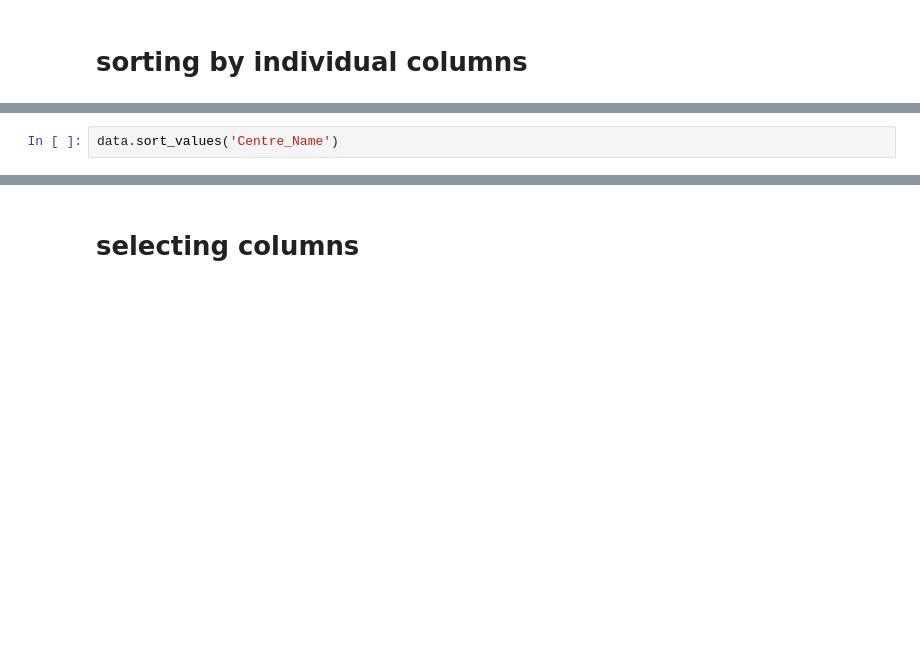
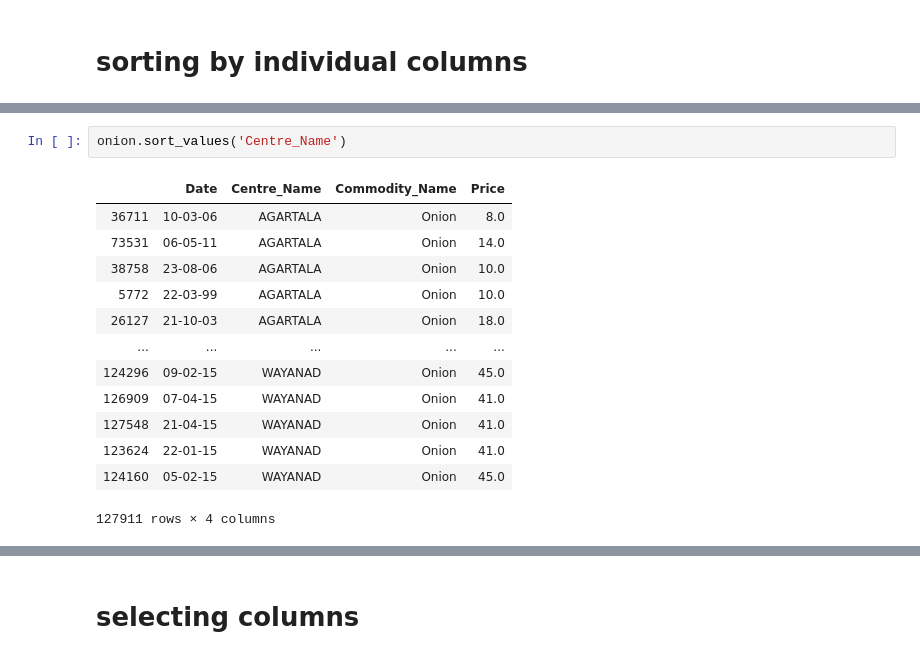
Before and after one commit to enuguru/DataScienceLevelOne, a Jupyter notebook: pydslevelone/data_inspection/onion_prices_data_inspection.ipynb, the cells around one changed output, grey strips where cells are left out. Cells and saved outputs as stored; diff of their text form; blank space fills up the shorter version.

```diff
--- a/pydslevelone/data_inspection/onion_prices_data_inspection.ipynb
+++ b/pydslevelone/data_inspection/onion_prices_data_inspection.ipynb
@@ -55,3 +138,17 @@ data['Price'].sort_values()
 # %%
-data.sort_values('Centre_Name')
+onion.sort_values('Centre_Name')
+# %% [output]
+|  | Date | Centre_Name | Commodity_Name | Price |
+| 36711 | 10-03-06 | AGARTALA | Onion | 8.0 |
+| 73531 | 06-05-11 | AGARTALA | Onion | 14.0 |
+| 38758 | 23-08-06 | AGARTALA | Onion | 10.0 |
+| 5772 | 22-03-99 | AGARTALA | Onion | 10.0 |
+| 26127 | 21-10-03 | AGARTALA | Onion | 18.0 |
+| ... | ... | ... | ... | ... |
+| 124296 | 09-02-15 | WAYANAD | Onion | 45.0 |
+| 126909 | 07-04-15 | WAYANAD | Onion | 41.0 |
+| 127548 | 21-04-15 | WAYANAD | Onion | 41.0 |
+| 123624 | 22-01-15 | WAYANAD | Onion | 41.0 |
+| 124160 | 05-02-15 | WAYANAD | Onion | 45.0 |
+127911 rows × 4 columns
 # %%
```
Also changed, not shown: parts of 57 cells of this notebook, 9 other files.
